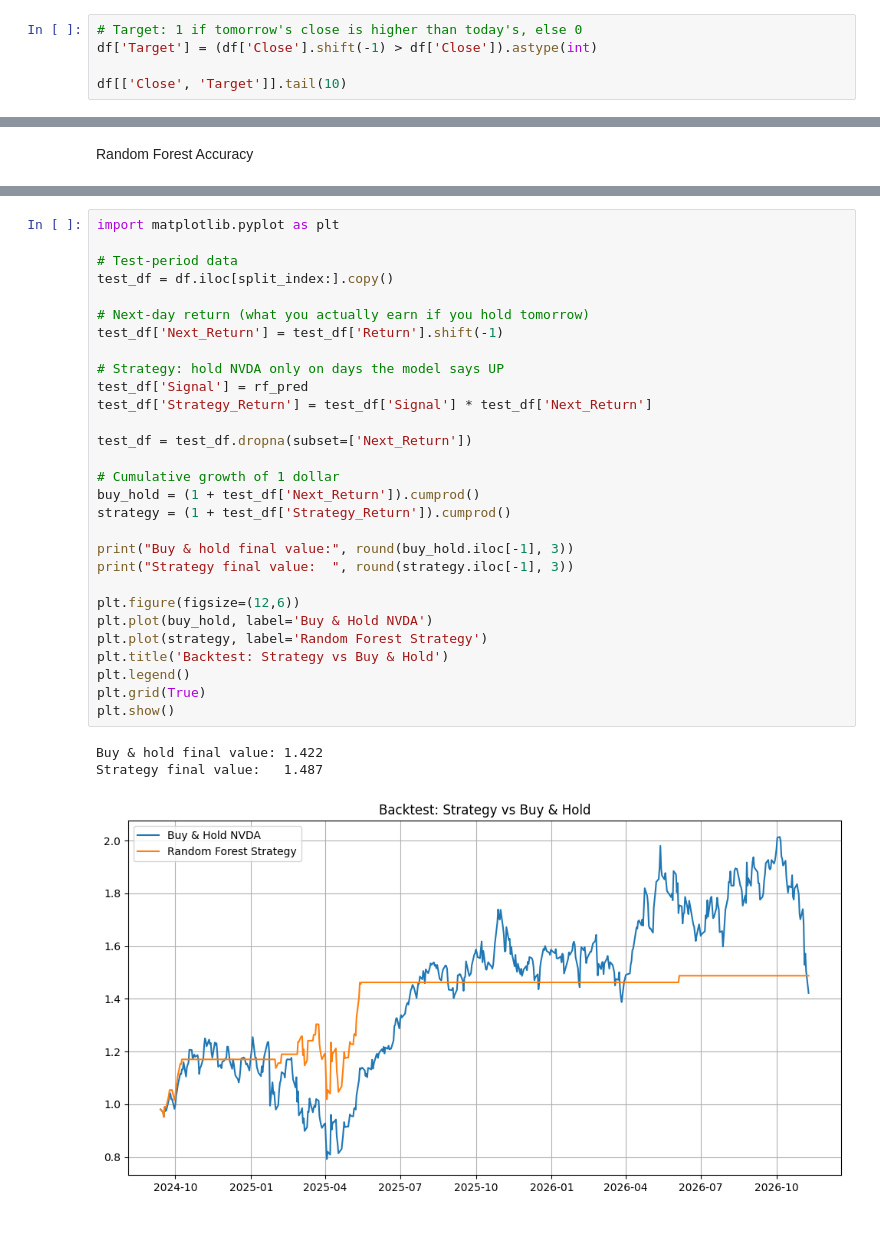
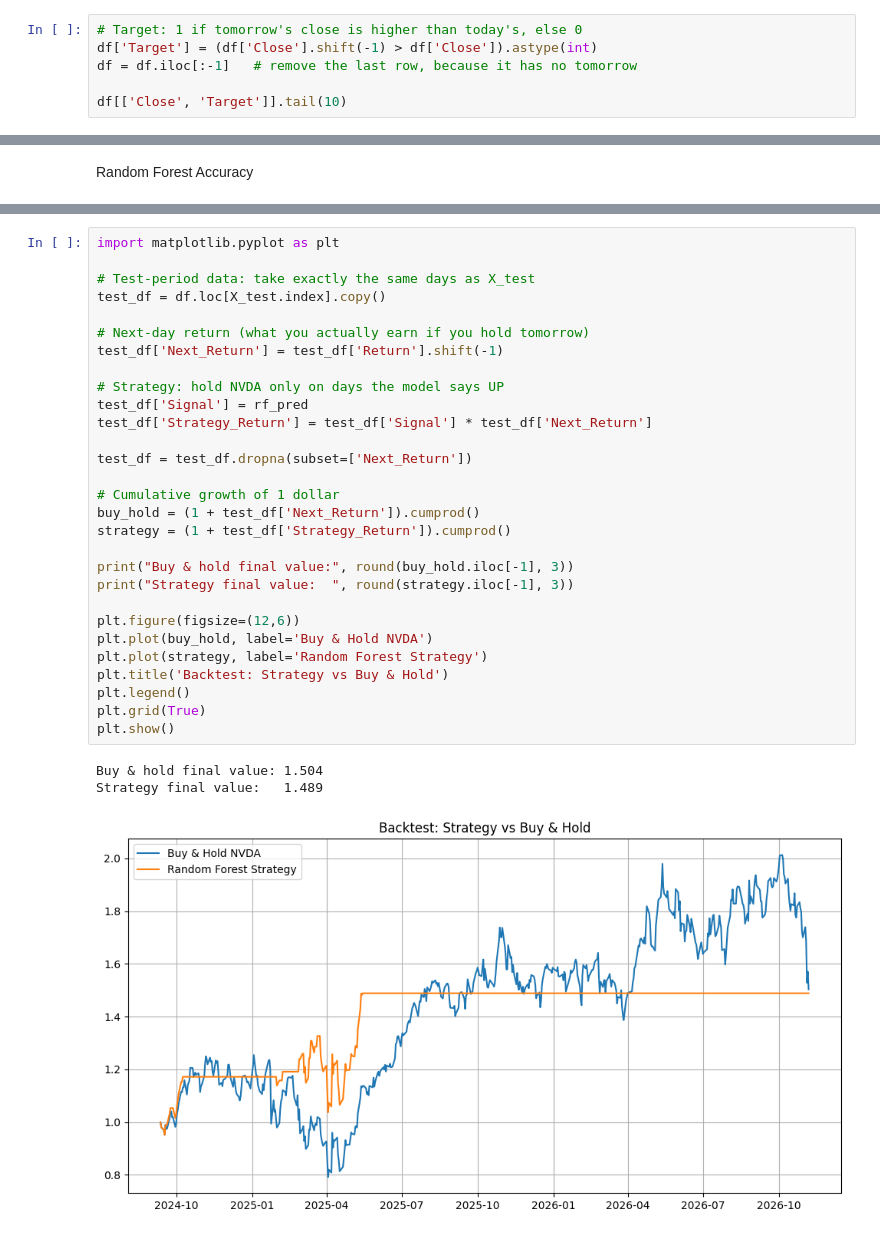
Before and after one commit to YashBhangale216/Stock-Price-Prediction-Financial-Modeling, a Jupyter notebook: eda.ipynb, the cells around one changed output, grey strips where cells are left out. Drawn from its saved outputs; the diff is of its cells as text.

```diff
--- a/eda.ipynb
+++ b/eda.ipynb
@@ -176,6 +176,7 @@ Rows after dropping NaNs: 2710
 # %%
 # Target: 1 if tomorrow's close is higher than today's, else 0
 df['Target'] = (df['Close'].shift(-1) > df['Close']).astype(int)
+df = df.iloc[:-1]   # remove the last row, because it has no tomorrow
 
 df[['Close', 'Target']].tail(10)
 # %% [output]
@@ -288,33 +289,33 @@ dtype: float64
 # %%
 import matplotlib.pyplot as plt
 
-# Test-period data
-test_df = df.iloc[split_index:].copy()
+# Test-period data: take exactly the same days as X_test
+test_df = df.loc[X_test.index].copy()
 
 # Next-day return (what you actually earn if you hold tomorrow)
 test_df['Next_Return'] = test_df['Return'].shift(-1)
 
 # Strategy: hold NVDA only on days the model says UP
 test_df['Signal'] = rf_pred
 test_df['Strategy_Return'] = test_df['Signal'] * test_df['Next_Return']
 
 test_df = test_df.dropna(subset=['Next_Return'])
 
 # Cumulative growth of 1 dollar
 buy_hold = (1 + test_df['Next_Return']).cumprod()
 strategy = (1 + test_df['Strategy_Return']).cumprod()
 
 print("Buy & hold final value:", round(buy_hold.iloc[-1], 3))
 print("Strategy final value:  ", round(strategy.iloc[-1], 3))
 
 plt.figure(figsize=(12,6))
 plt.plot(buy_hold, label='Buy & Hold NVDA')
 plt.plot(strategy, label='Random Forest Strategy')
 plt.title('Backtest: Strategy vs Buy & Hold')
 plt.legend()
 plt.grid(True)
 plt.show()
 # %% [output]
-Buy & hold final value: 1.422
-Strategy final value:   1.487
+Buy & hold final value: 1.504
+Strategy final value:   1.489
-[figure, old version]
+[figure, new version]
```
Also changed, not shown: parts of 6 cells of this notebook.
